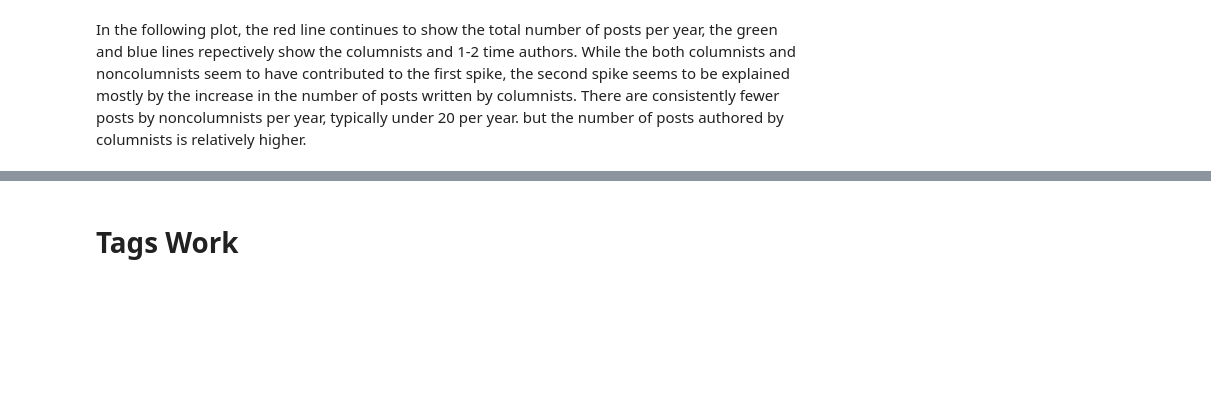
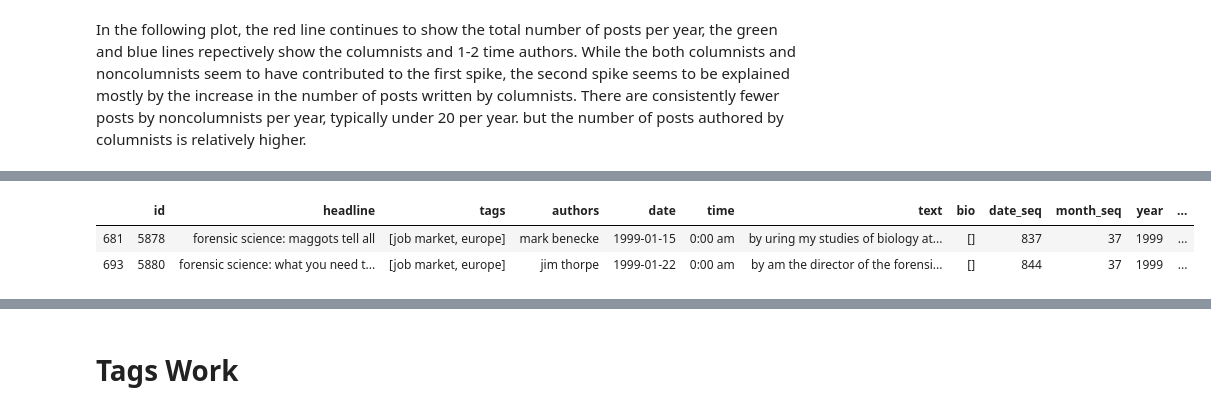
Before and after one commit to crboothb/sciencemag-careers-analysis, a Jupyter notebook: scripts/descriptive-overview.ipynb, the cells around one changed output, grey strips where cells are left out. Cells and saved outputs as stored; diff of their text form; code cells hidden in the pictures; blank space fills up the shorter version.

```diff
--- a/scripts/descriptive-overview.ipynb
+++ b/scripts/descriptive-overview.ipynb
@@ -123,0 +152,6 @@ plt.savefig("../figs/columnsovertime.png")
+# %%
+full_df[full_df.one_time == "yes"].head(2)
+# %% [output]
+|  | id | headline | tags | authors | date | time | text | bio | date_seq | month_seq | year | ... |
+| 681 | 5878 | forensic science: maggots tell all | [job market, europe] | mark benecke | 1999-01-15 | 0:00 am | by uring my studies of biology at... | [] | 837 | 37 | 1999 | ... |
+| 693 | 5880 | forensic science: what you need t... | [job market, europe] | jim thorpe | 1999-01-22 | 0:00 am | by am the director of the forensi... | [] | 844 | 37 | 1999 | ... |
```
Also changed, not shown: parts of 5 cells of this notebook, 1 other file.
